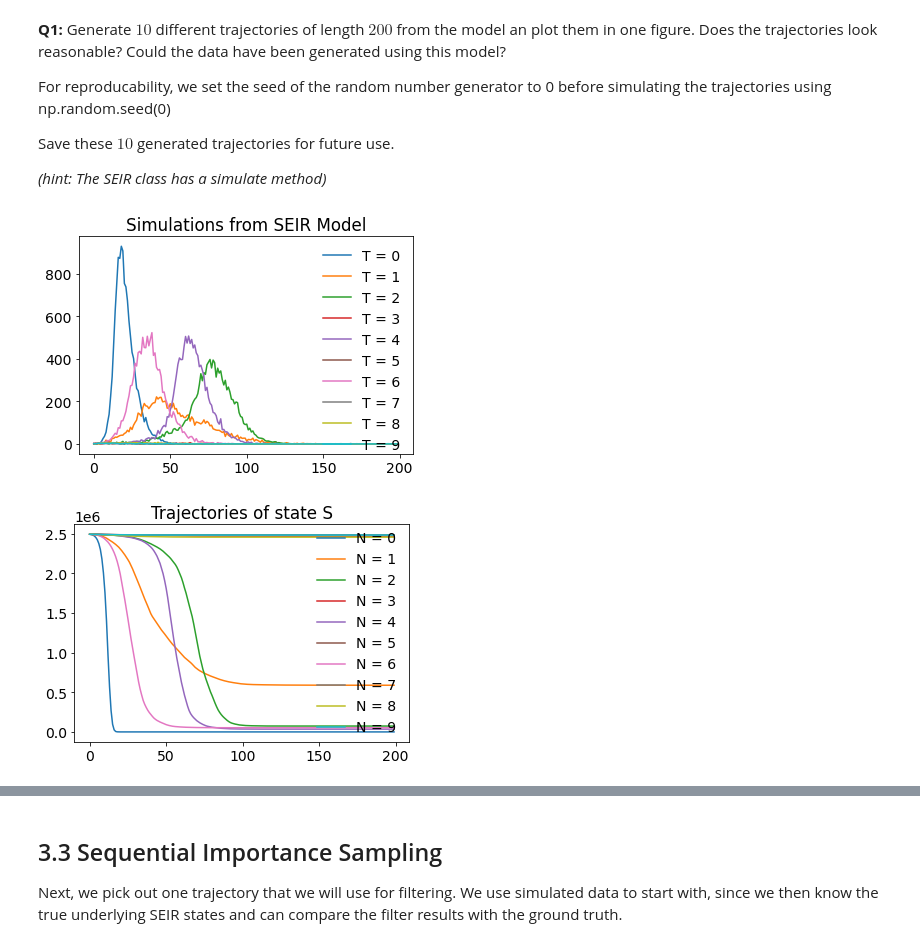
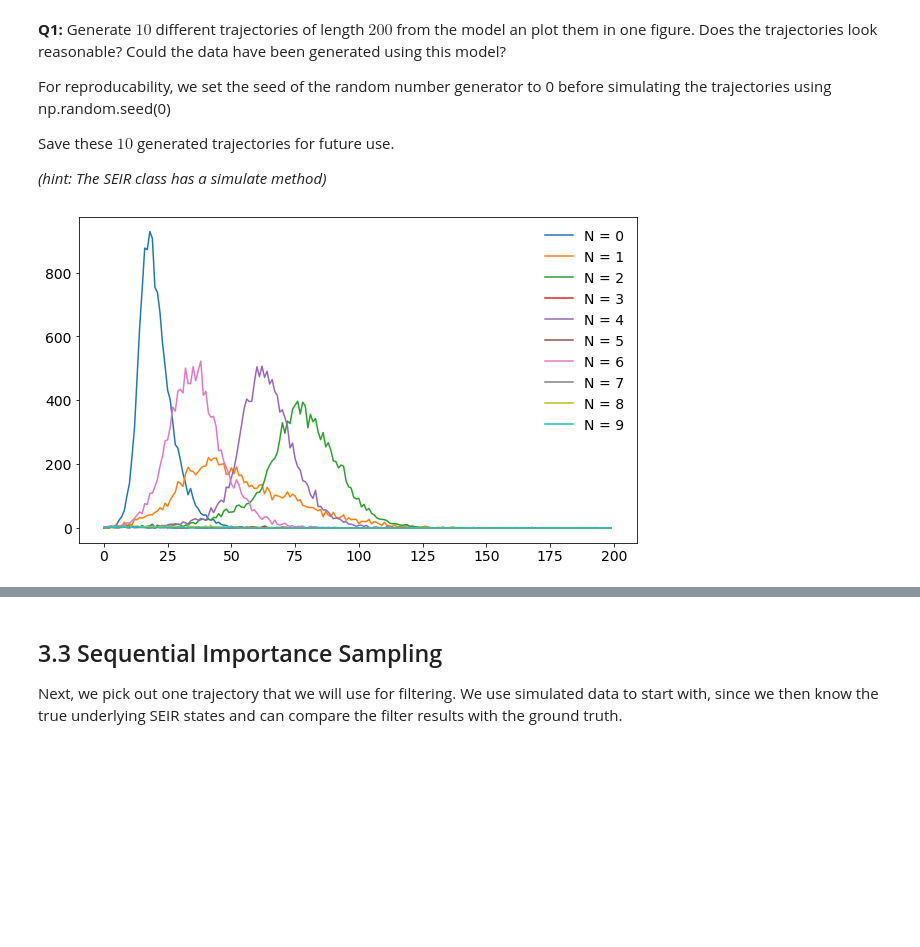
Before and after one commit to jrakhshanda/Time-Series-Sequence-Learning, a Jupyter notebook: tssl_lab3.ipynb, the cells around one changed output, grey strips where cells are left out. Drawn from its saved outputs; the diff is of its cells as text; code cells hidden in the pictures; blank space fills up the shorter version.

```diff
--- a/tssl_lab3.ipynb
+++ b/tssl_lab3.ipynb
@@ -88,14 +88,13 @@ np.random.seed(10)
 sim = model.simulate(T=200,N=10)
 # %%
 ys = sim[1].reshape(10,200)
-T = np.arange(200)
+T = np.array(range(200))
 for i in range(10):
-  plt.plot(T,ys[i,:], label = 'T = {}'.format(i))
+  plt.plot(T,ys[i,:], label = 'N = {}'.format(i))
   plt.legend(loc='best', frameon=False)
-plt.title('Simulations from SEIR Model')
 plt.show()
 # %% [output]
-[figure, old version]
+[figure, new version]
 # %%
 alphas = sim[0]
 s_t = alphas[0,:,:]
@@ -105,8 +103,0 @@ r_t = alphas[3,:,:]
-# %%
-for i in range(10):
-  plt.plot(T,s_t[i,:], label = 'N = {}'.format(i))
-  plt.legend(loc='right', frameon=False)
-plt.title('Trajectories of state S')
-plt.show()
-# %% [output]
-[figure, removed]
```
Also changed, not shown: parts of 15 cells of this notebook.
